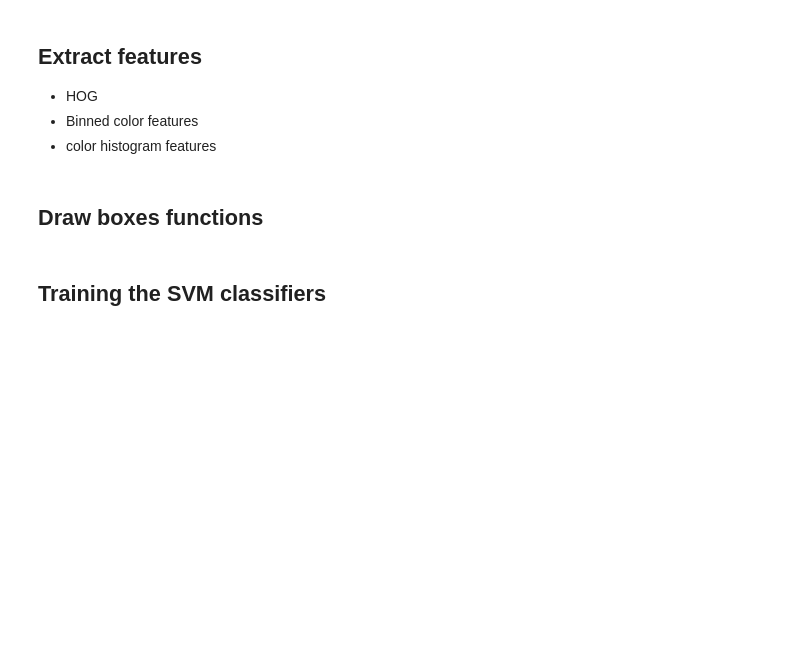
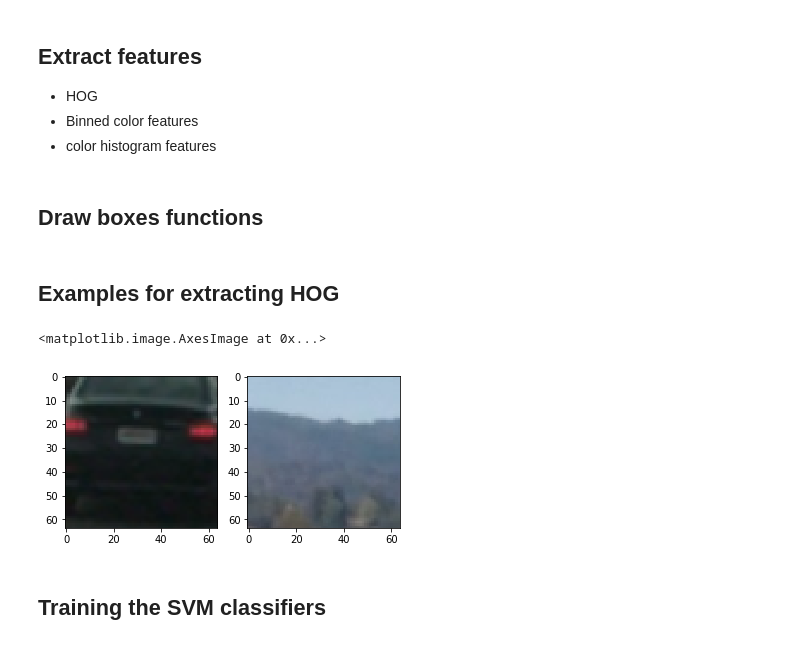
Before and after one commit to liangzhangleon/CarND-Vehicle-Detections-P5, a Jupyter notebook: vehicle_detection.ipynb, the cells around one changed output. Cells and saved outputs as stored; diff of their text form; code cells hidden in the pictures; blank space fills up the shorter version.

```diff
--- a/vehicle_detection.ipynb
+++ b/vehicle_detection.ipynb
@@ -136,6 +136,32 @@ def draw_boxes(img, bboxes, color=(0, 0, 255), thick=6):
         cv2.rectangle(imcopy, bbox[0], bbox[1], color, thick)
     # Return the image copy with boxes drawn
     return imcopy
+# %% [markdown]
+## Examples for extracting HOG
+# %%
+# Read in cars and notcars
+notcar_images = glob.glob('non-vehicles/*/*.png')
+car_images= glob.glob('vehicles/*/*.png')
+
+
+cars = []
+notcars = []
+for image in notcar_images:
+        notcars.append(image)
+
+for image in car_images:
+        cars.append(image)
+
+fig = plt.figure()
+plt.subplot(121)
+car_image = mpimg.imread(cars[0])
+plt.imshow(car_image)
+notcar_image = mpimg.imread(notcars[0])
+plt.subplot(122)
+plt.imshow(notcar_image)
+# %% [output]
+<matplotlib.image.AxesImage at 0x...>
+[figure, added]
 # %% [markdown]
 ## Training the SVM classifiers
 # %%
```
Also changed, not shown: parts of 7 cells of this notebook, 2 other files.
